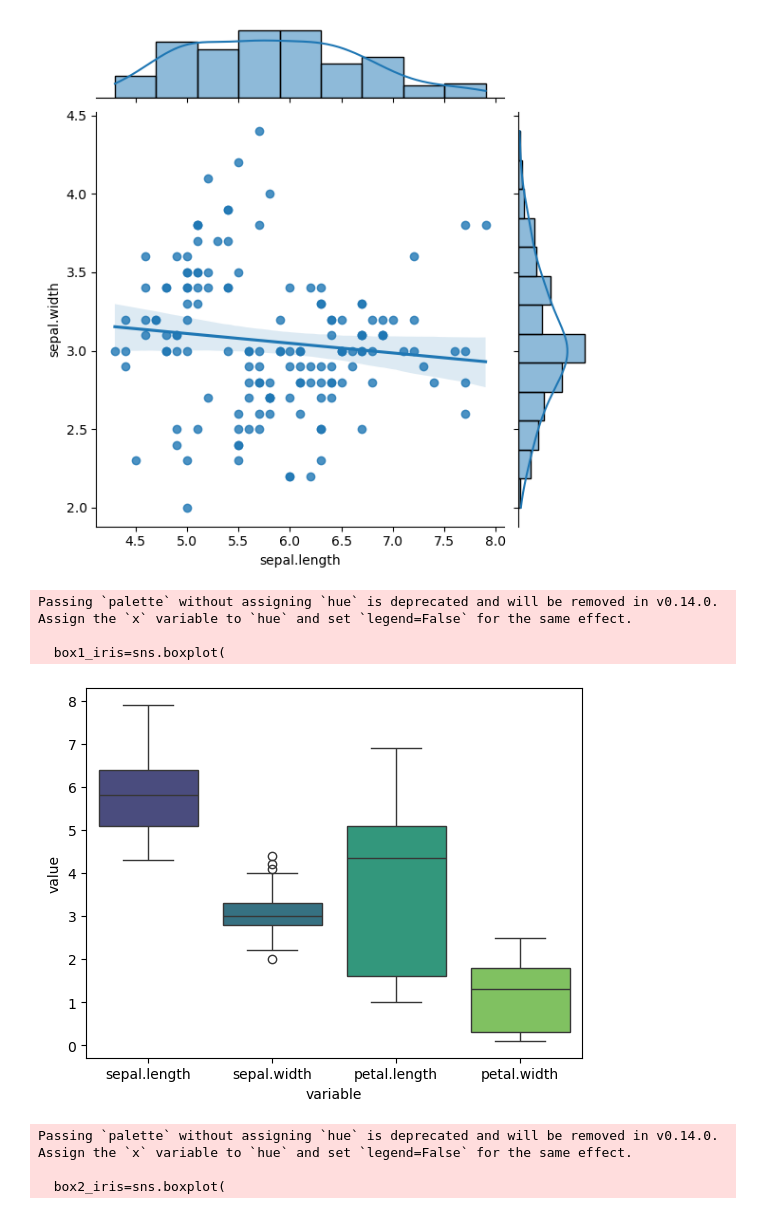
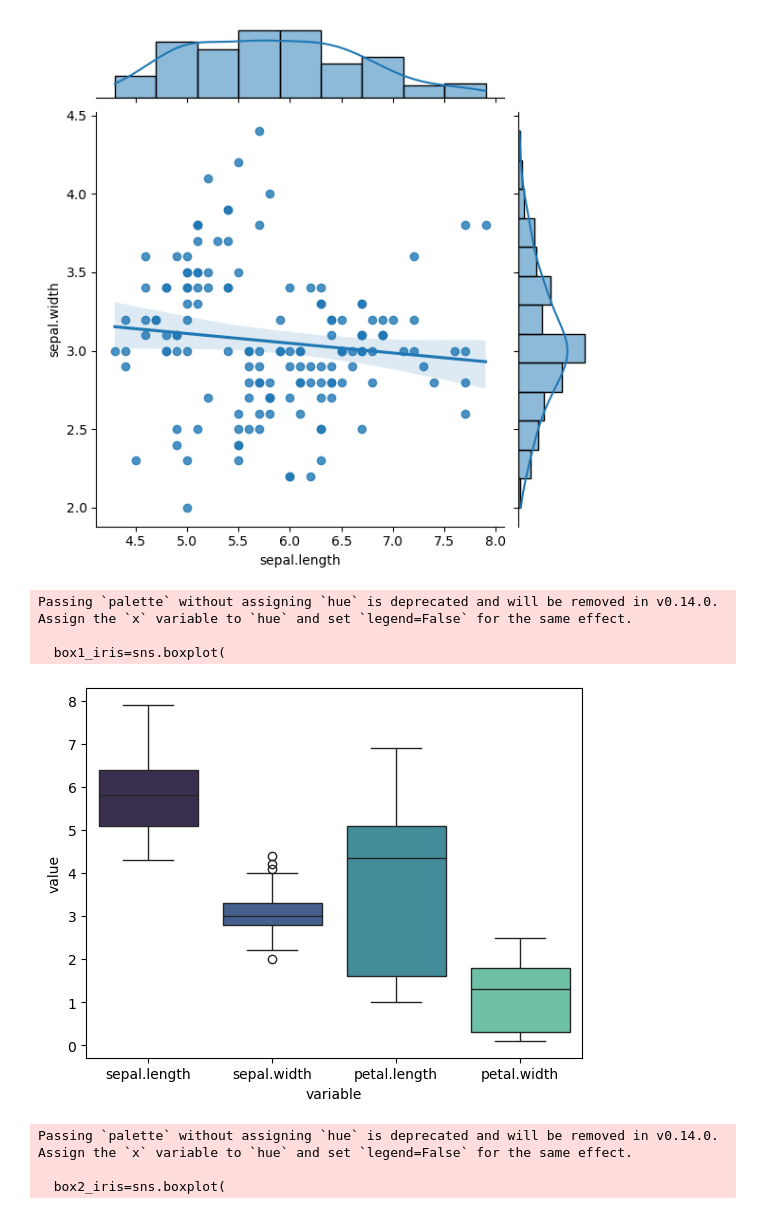
Before and after one commit to flyingbucket/py_R_hw, a Jupyter notebook: hw7.ipynb, the cells around one changed output. Saved outputs shown, nothing was run; the diff lists cells and outputs as text; code cells hidden in the pictures.

```diff
--- a/hw7.ipynb
+++ b/hw7.ipynb
@@ -108,15 +108,15 @@ joint_iris = sns.jointplot(
 # %%
 box1_iris=sns.boxplot(
     data=iris.copy().drop(['variety'],axis=1).melt(),
     x='variable',
     y='value',
-    palette="viridis"
+    palette="mako"
 )
 # %% [output]
 Passing `palette` without assigning `hue` is deprecated and will be removed in v0.14.0. Assign the `x` variable to `hue` and set `legend=False` for the same effect.
 
   box1_iris=sns.boxplot(
-[figure, old version]
+[figure, new version]
 # %%
 box2_iris=sns.boxplot(
     data=iris,
```
Also changed, not shown: parts of 5 cells of this notebook.
